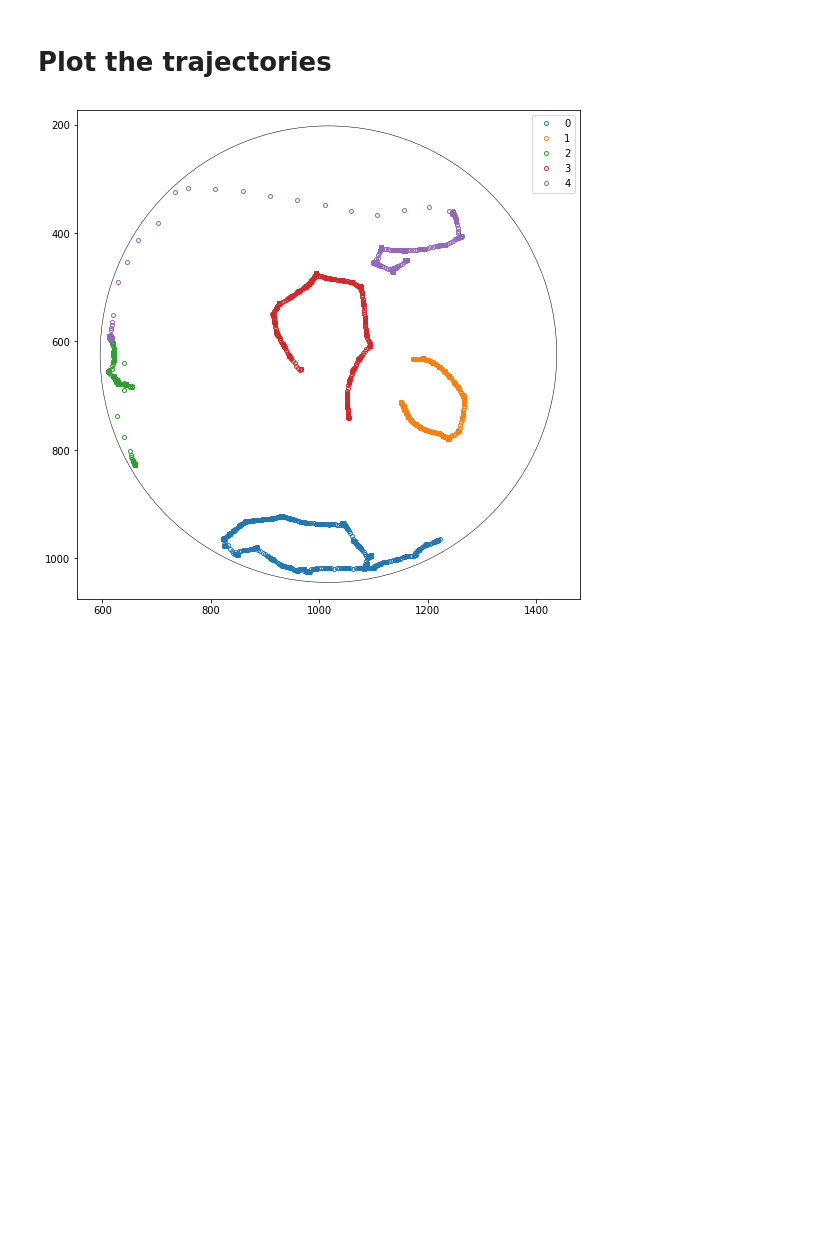
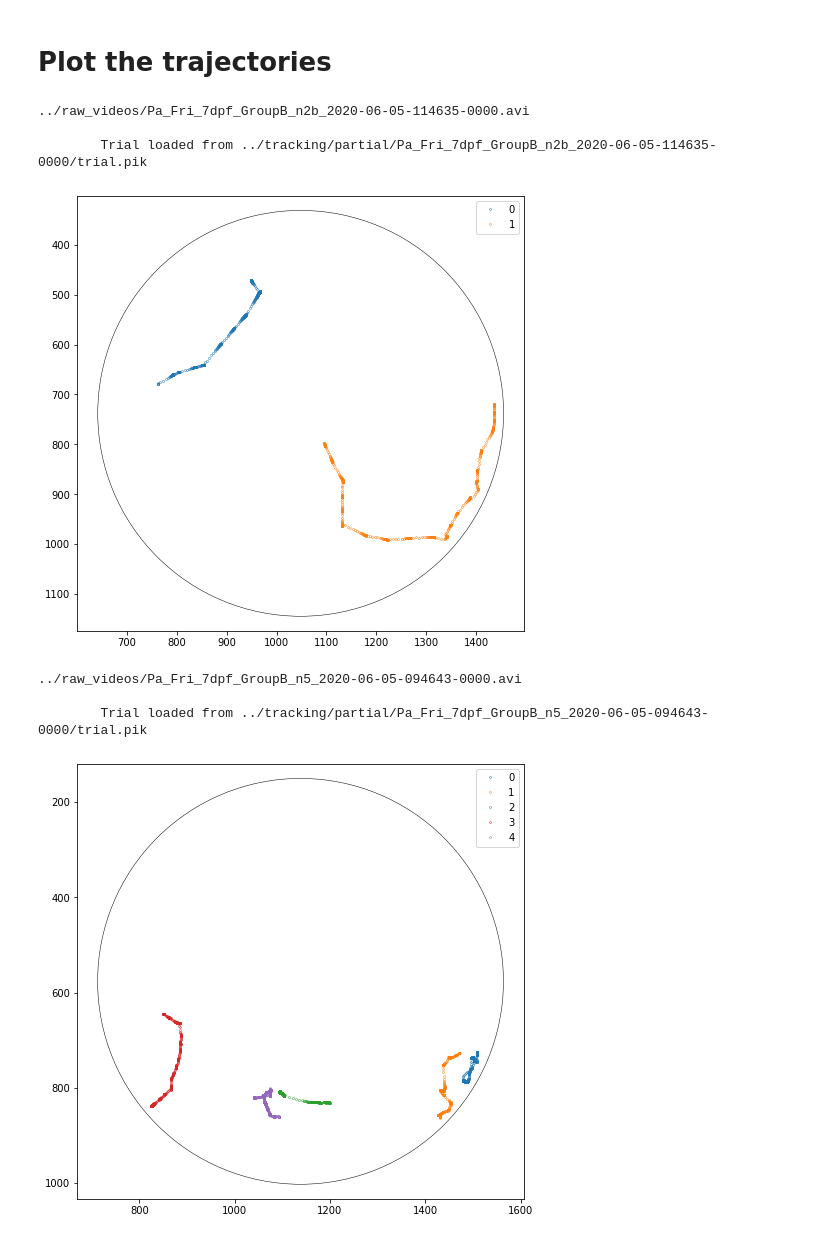
Before and after one commit to yffily/trilab-tracker, a Jupyter notebook: Track.ipynb, the cells around one changed output. Drawn from its saved outputs; the diff is of its cells as text; code cells hidden in the pictures; blank space fills up the shorter version.

```diff
--- a/Track.ipynb
+++ b/Track.ipynb
@@ -111,15 +111,22 @@ def save_settings(settings):
 # %%
 # tracking_dir = '../tracking/full' # use this one to track full videos
 # tracking_dir = '../tracking/partial' # use this one to track small excerpts
-tracking_dir = './test/output'
+tracking_dir = '../tracking/test'
 
 def create_settings(input_file,tracking_dir=tracking_dir,settings=default_settings):
     return create_settings_(input_file,tracking_dir,settings)
 
-# n_threads = 1 # Number of tasks to execute simultaneously. Doesn't work in Windows. Not currently in use.
+#-----------------------------
+
+n_threads = None
+# Multi-threading doesn't work in Windows. If the OS is Windows, multi-threading doesn't work, set n_thread to 1.
+if 'windows' in platform.system().lower():
+    n_threads = 1
+
+#-----------------------------
 
 # input_files = sorted(glob('../raw_videos/*.avi'))
-# input_files = sorted(glob('../raw_videos/*_*_7dpf_*.avi'))
+input_files = sorted(glob('../raw_videos/Pa_Fri_7dpf_GroupB_*.avi'))
 
 # input_files = []
 # for f in sorted(glob('../raw_videos/*.avi')):
@@ -129,8 +136,8 @@ def create_settings(input_file,tracking_dir=tracking_dir,settings=default_settin
 #         input_files.append(f)
 # display(input_files)
 
-input_files = sorted(glob('./test/input/*.avi'))
+# input_files = sorted(glob('./test/input/*.avi'))
+
 display(input_files)
-
-input_files = [ input_files[2] ]
+input_files = [ input_files[0] ]
 # %% [output]
@@ -243,20 +270,36 @@ except:
 # %% [markdown]
 # Plot the trajectories
 # %%
-plt.figure(figsize=(9,)*2)
-circle = plt.Circle( (trial.tank.col_c,trial.tank.row_c), trial.tank.r,
-                     facecolor='None', edgecolor='k', lw=0.5 )
-plt.gca().add_patch(circle)
-for fish in tracker.df.columns.levels[0]:
-    x,y,theta,area = tracker.df[fish].values.T
-    plt.plot(x,y,marker='o',ms=4,mfc='None',lw=0,label=str(fish))
-plt.axis('equal')
-plt.gca().yaxis.set_inverted(True)
-plt.legend()
-plt.show()
+for input_file in input_files:
+
+    print(input_file)
+    settings = create_settings(input_file)
+#     settings.update(tweaks)
+
+    trial = Trial()
+    trial.load(settings['trial_file'])
+
+    plt.figure(figsize=(8,)*2)
+    circle = plt.Circle( (trial.tank.col_c,trial.tank.row_c), trial.tank.r,
+                         facecolor='None', edgecolor='k', lw=0.5 )
+    plt.gca().add_patch(circle)
+    for fish in trial.df.columns.levels[0]:
+        x,y,theta,area = trial.df[fish].values.T
+        plt.plot(x,y,marker='o',ms=2,mew=0.5,mfc='None',lw=0,label=str(fish))
+    plt.axis('equal')
+    plt.gca().yaxis.set_inverted(True)
+    plt.legend()
+    plt.show()
 
 # display(tracker.df.loc[:,(slice(None),['x_px','y_px'])])
 # %% [output]
+../raw_videos/Pa_Fri_7dpf_GroupB_n2b_2020-06-05-114635-0000.avi
+
+        Trial loaded from ../tracking/partial/Pa_Fri_7dpf_GroupB_n2b_2020-06-05-114635-0000/trial.pik
-[figure, old version]
+[figure, new version]
+../raw_videos/Pa_Fri_7dpf_GroupB_n5_2020-06-05-094643-0000.avi
+
+        Trial loaded from ../tracking/partial/Pa_Fri_7dpf_GroupB_n5_2020-06-05-094643-0000/trial.pik
+[figure, added]
 # %%
 help(plt.Circle)
```
Also changed, not shown: parts of 6 cells of this notebook, 4 other files.
